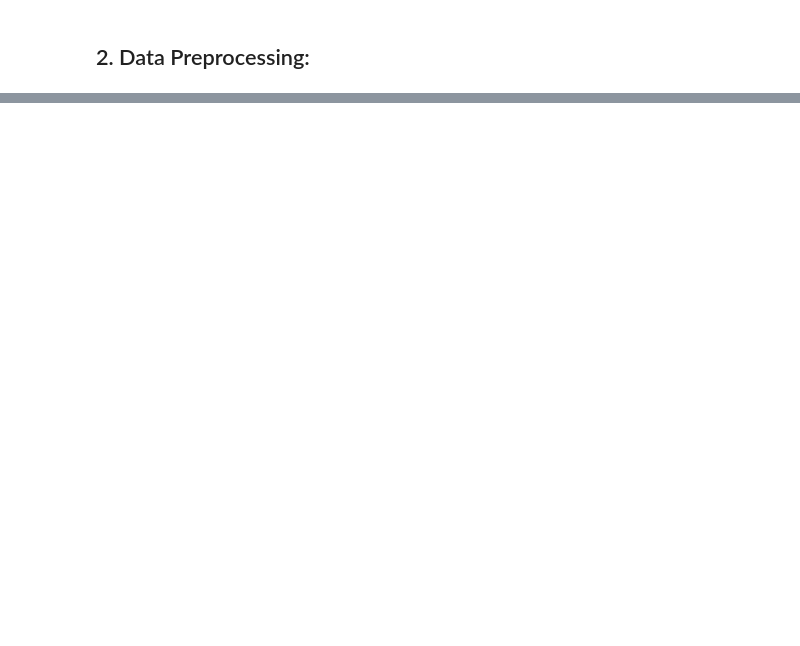
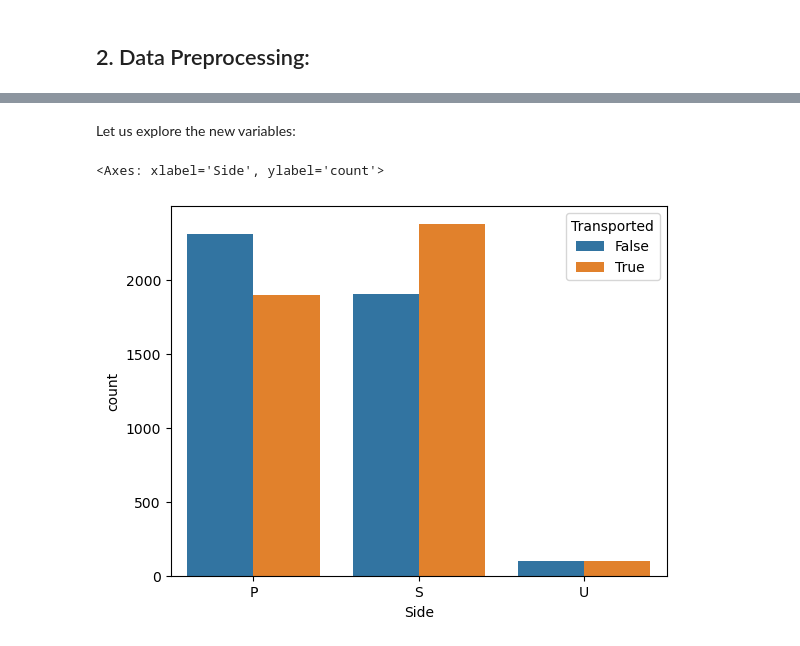
Before and after one commit to marciscar/spaceship-titanic, a Jupyter notebook: Notebooks/spaceship_titanic.ipynb, the cells around one changed output, grey strips where cells are left out. Drawn from its saved outputs; the diff is of its cells as text; code cells hidden in the pictures; blank space fills up the shorter version.

```diff
--- a/Notebooks/spaceship_titanic.ipynb
+++ b/Notebooks/spaceship_titanic.ipynb
@@ -211,0 +281,7 @@ sns.heatmap(df.isnull(), cbar=False)
+# %% [markdown]
+Let us explore the new variables:
+# %%
+sns.countplot(data=df, x='Side', hue=df['Transported'].astype(str))
+# %% [output]
+<Axes: xlabel='Side', ylabel='count'>
+[figure, added]
```
Also changed, not shown: parts of 35 cells of this notebook.
